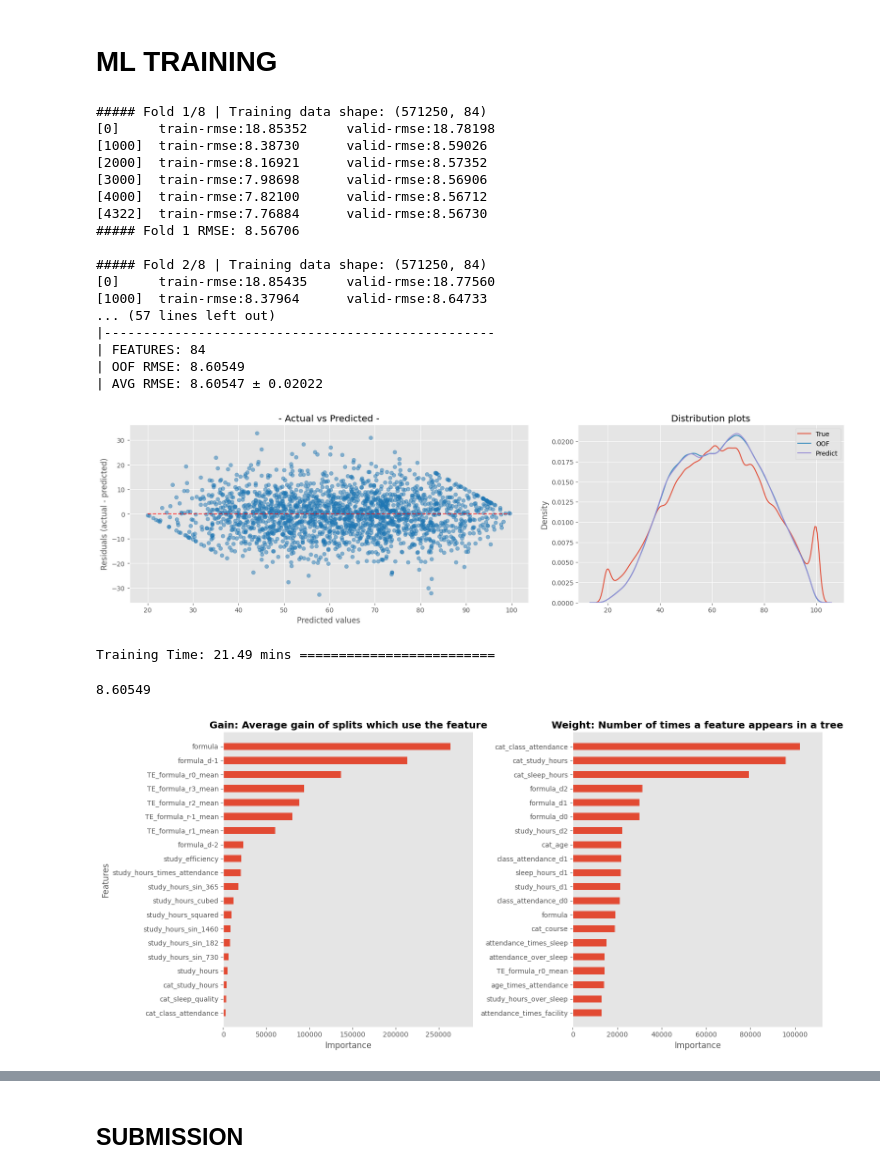
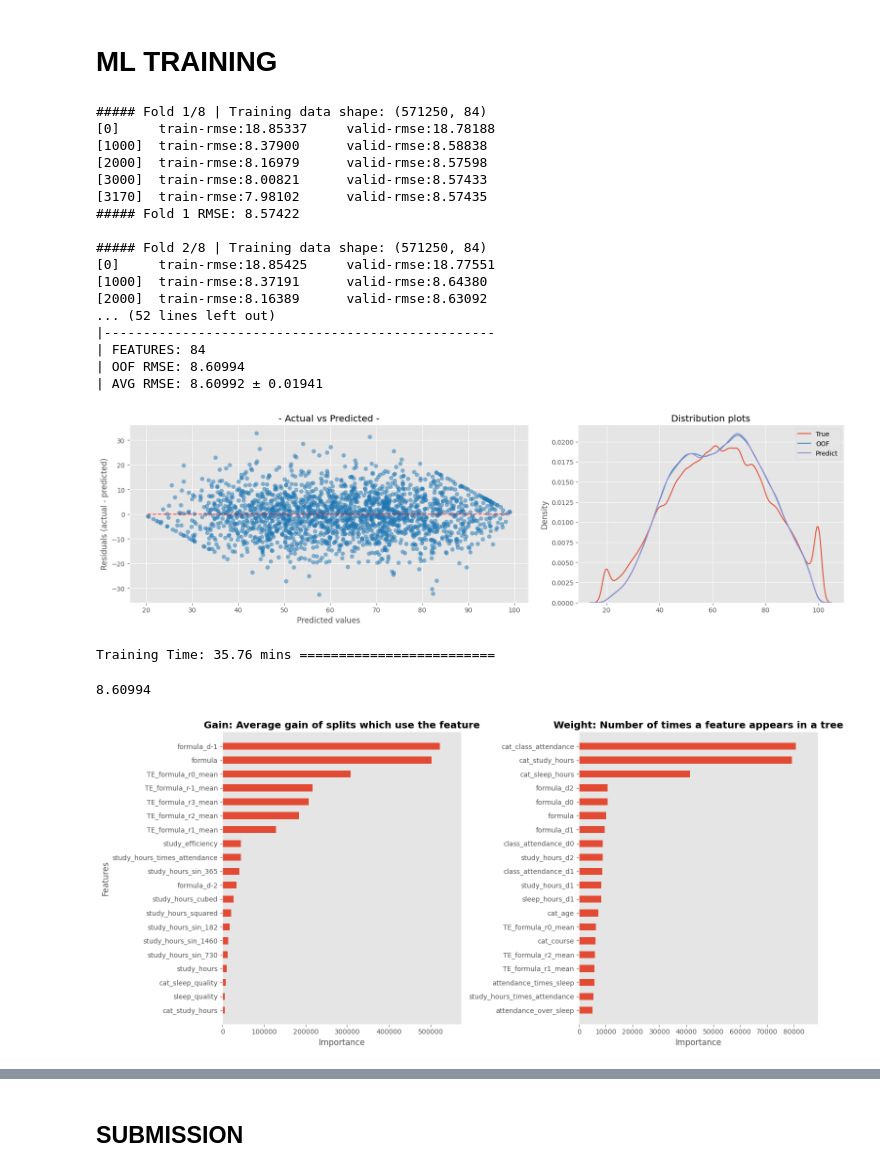
Before and after one commit to coded-sly/ps6e1-Student-Test-Score, a Jupyter notebook: ps6e1-xgb-orig-basescore.ipynb, the cells around one changed output, grey strips where cells are left out. Saved outputs shown, nothing was run; the diff lists cells and outputs as text; code cells hidden in the pictures.

Commit message:
Kaggle Notebook | ps6e1 | XGB | Orig+BaseScore | ⬆️ v1_lossguide_TE2

```diff
--- a/ps6e1-xgb-orig-basescore.ipynb
+++ b/ps6e1-xgb-orig-basescore.ipynb
@@ -824,9 +824,9 @@ for i, (train_idx, val_idx) in enumerate(kf.split(X)):
     params = {
         # 'sampling_method': 'gradient_based',
         # # ---------------------------------------
-        # 'grow_policy': 'lossguide',
-        # 'max_leaves': 128,
-        'max_depth': 8,  # 0 if lossguide
+        'grow_policy': 'lossguide',
+        'max_leaves': 128,
+        'max_depth': 0,  # 0 if lossguide
         # ---------------------------------------
         'objective': 'reg:squarederror',
         'eval_metric': "rmse",
@@ -834,7 +834,7 @@ for i, (train_idx, val_idx) in enumerate(kf.split(X)):
         'subsample': 0.85,
         'colsample_bytree': 0.35,
         'reg_lambda': 3.0,
-        'reg_alpha': 1.5, # disable for lossguide
+        # 'reg_alpha': 1.5, # disable for lossguide
         'min_child_weight': 10,
         # 'max_cat_to_onehot': 9,
         'random_state': SEED,
@@ -885,53 +885,53 @@ display = PredictionErrorDisplay.from_predictions(
     pd.Series(y), oof_preds, ax=axs[0], subsample=2000,
     # kind = "actual_vs_predicted",
     scatter_kwargs={"alpha": 0.5}, line_kwargs={'color': 'r'},
         )
 axs[0].set_title(f"- Actual vs Predicted -")
 
 LABELS = ['True', 'OOF', 'Predict']
 sns.kdeplot(y, ax=axs[1], label=LABELS[0])
 sns.kdeplot(oof_preds, ax=axs[1], label=LABELS[1])
 sns.kdeplot(test_preds, ax=axs[1], label=LABELS[2])
 axs[1].set_title(f"Distribution plots")
 
 for ax in axs:
     # ax.grid(False)
     ax.spines['top'].set_visible(False)
     ax.spines['right'].set_visible(False)
 
 plt.legend()
 plt.tight_layout()
 plt.show()
 
 tok = time()
 tiktok = (tok-tik) / 60
 print(f"Training Time: {tiktok:.2f} mins {'='*25}")
 # %% [output]
 ##### Fold 1/8 | Training data shape: (571250, 84)
-[0]     train-rmse:18.85352     valid-rmse:18.78198
-[1000]  train-rmse:8.38730      valid-rmse:8.59026
-[2000]  train-rmse:8.16921      valid-rmse:8.57352
-[3000]  train-rmse:7.98698      valid-rmse:8.56906
-[4000]  train-rmse:7.82100      valid-rmse:8.56712
-[4322]  train-rmse:7.76884      valid-rmse:8.56730
-##### Fold 1 RMSE: 8.56706
+[0]     train-rmse:18.85337     valid-rmse:18.78188
+[1000]  train-rmse:8.37900      valid-rmse:8.58838
+[2000]  train-rmse:8.16979      valid-rmse:8.57598
+[3000]  train-rmse:8.00821      valid-rmse:8.57433
+[3170]  train-rmse:7.98102      valid-rmse:8.57435
+##### Fold 1 RMSE: 8.57422
 
 ##### Fold 2/8 | Training data shape: (571250, 84)
-[0]     train-rmse:18.85435     valid-rmse:18.77560
-[1000]  train-rmse:8.37964      valid-rmse:8.64733
-... (57 lines left out)
+[0]     train-rmse:18.85425     valid-rmse:18.77551
+[1000]  train-rmse:8.37191      valid-rmse:8.64380
+[2000]  train-rmse:8.16389      valid-rmse:8.63092
+... (52 lines left out)
 |--------------------------------------------------
 | FEATURES: 84
-| OOF RMSE: 8.60549
-| AVG RMSE: 8.60547 ± 0.02022
+| OOF RMSE: 8.60994
+| AVG RMSE: 8.60992 ± 0.01941
-[figure, old version]
+[figure, new version]
-Training Time: 21.49 mins =========================
+Training Time: 35.76 mins =========================
 # %%
 float(overall_score)
 # ORIG + base_score + 5folds + 0.1 + depth 8
 # lg=8.63745 || dw=8.63617
 # %% [output]
-8.60549
+8.60994
 # %%
 ## -- plot_shap --
 MAX = 20
@@ -957,7 +957,7 @@ for ax in axs:
 plt.tight_layout()
 plt.show()
 # %% [output]
-[figure, old version]
+[figure, new version]
 # %%
 n = f"xgb_basescore_" + f"{overall_score}".split('.')[1]
 oof_final  = pd.DataFrame(oof_preds, columns=[n])
```
Also changed, not shown: parts of 2 cells of this notebook.
